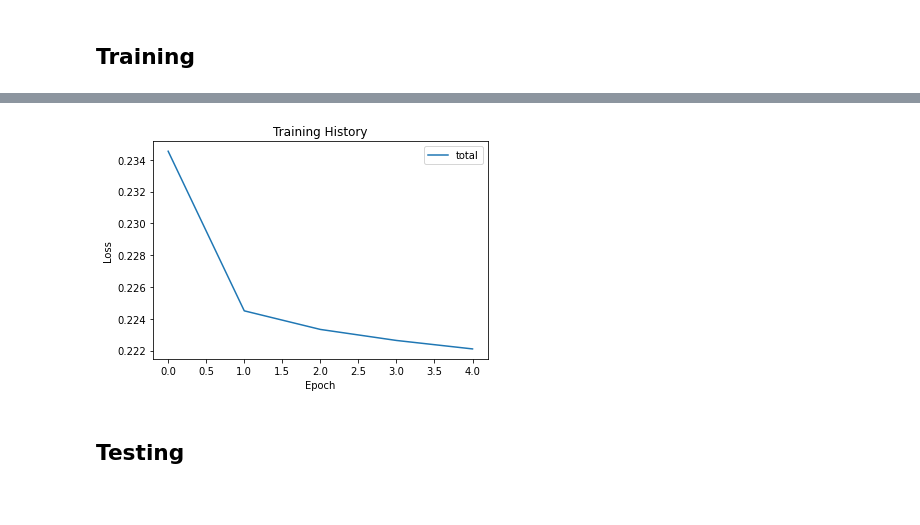
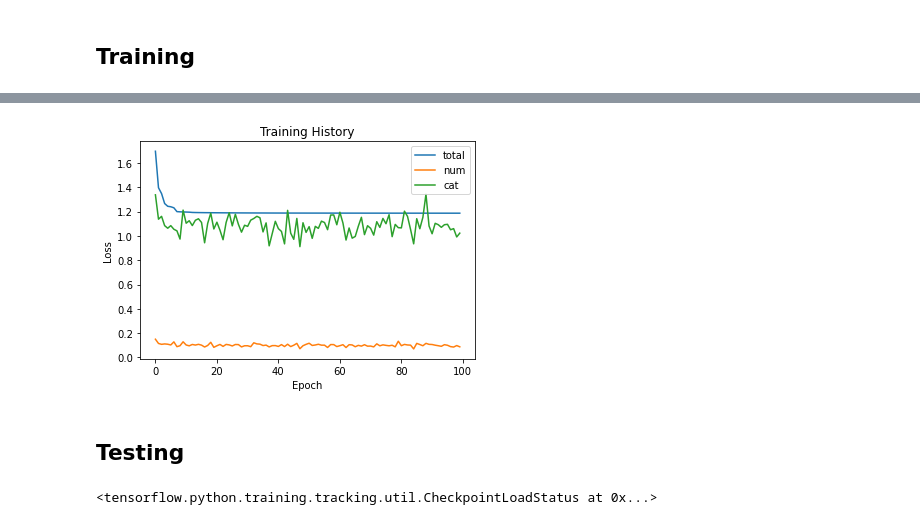
Before and after one commit to zackAemmer/generative_synthesis, a Jupyter notebook: trip_synthesizer.ipynb, the cells around one changed output, grey strips where cells are left out. Cells and saved outputs as stored; diff of their text form; code cells hidden in the pictures.

```diff
--- a/trip_synthesizer.ipynb
+++ b/trip_synthesizer.ipynb
@@ -205,16 +235,12 @@ RHO = 0.9
 # %%
-# I should try embedding trips as a classification => one for each mode, orig/dest purpose
-# How to do dist/time/other? Separate variables?
-
 # LSTM layer requires inputs to be 3D tensor with shape [batch, timesteps, feature]
-inputs = keras.Input(shape=(MAX_TIMESTEPS, MANIFEST_DIM))
-dense = layers.Dense(10, activation="tanh")(inputs)
-lstm = layers.LSTM(10, activation="tanh", return_sequences=True)(dense)
-outputs = layers.Dense(MANIFEST_DIM, activation="tanh")(lstm)
+inputs = keras.Input(shape=(MAX_TIMESTEPS, VAR_DIM))
+lstm = layers.LSTM(10, activation="tanh", return_sequences=True)(inputs)
+outputs = layers.Dense(VAR_DIM, activation="tanh")(lstm)
 
 # Define and print model
-model = keras.Model(inputs, outputs)
-model.summary()
+lstm_model = keras.Model(inputs, outputs)
+lstm_model.summary()
 # %% [output]
 Model: "functional_1"
 _________________________________________________________________
@@ -260,0 +344,27 @@ Epoch 00005: loss improved from 0.22264 to 0.22210, saving model to ./model_chec
+# %%
+# Save training checkpoints for the model
+checkpoint_filepath = './model_checkpoints'
+model_checkpoint_callback = tf.keras.callbacks.ModelCheckpoint(
+    filepath=checkpoint_filepath,
+    save_weights_only=True,
+    monitor='loss',
+    mode='min',
+    save_best_only=True,
+    verbose=1)
+callbacks_list = [model_checkpoint_callback]
+
+# Delete files from previously run models
+for filename in os.listdir(checkpoint_filepath):
+    file_path = os.path.join(checkpoint_filepath, filename)
+    try:
+        if os.path.isfile(file_path) or os.path.islink(file_path):
+            os.unlink(file_path)
+        elif os.path.isdir(file_path):
+            shutil.rmtree(file_path)
+    except Exception as e:
+        print('Failed to delete %s. Reason: %s' % (file_path, e))
+
+# Compile and train the model
+rnn = RNN(lstm_model, CAT_IDX, CAT_LENGTHS)
+rnn.compile(optimizer=keras.optimizers.RMSprop(learning_rate=LEARN_RATE, rho=RHO, clipnorm=1.0))
+history = rnn.fit(train_data_x, train_data_y, epochs=EPOCHS, batch_size=BATCH_SIZE, callbacks=callbacks_list)
@@ -261,12 +389,14 @@ Epoch 00005: loss improved from 0.22264 to 0.22210, saving model to ./model_chec
 # %%
 # Plot model loss/training progress
 plt.plot(history.history['loss'])
+plt.plot(history.history['loss_num'])
+plt.plot(history.history['loss_cat'])
 plt.title("Training History")
 plt.ylabel("Loss")
 plt.xlabel("Epoch")
-plt.legend(["total"], loc="upper right")
+plt.legend(["total","num","cat"], loc="upper right")
 plt.show()
 # %% [output]
-[figure, old version]
+[figure, new version]
 # %% [markdown]
 ## Testing
@@ -278,3 +403,11 @@ model.compile(loss='mean_squared_error', optimizer=keras.optimizers.RMSprop(lear
+# %%
+# Create model and load the best set of weights saved in the checkpoint folder (to avoid running training every time)
+checkpoint_filepath = './model_checkpoints'
+rnn = RNN(lstm_model, CAT_IDX, CAT_LENGTHS)
+rnn.compile(optimizer=keras.optimizers.RMSprop(learning_rate=LEARN_RATE, rho=RHO, clipnorm=1.0))
+rnn.load_weights(checkpoint_filepath).expect_partial()  # Keep an eye on this; only weights are loaded could cause issues
+# %% [output]
+<tensorflow.python.training.tracking.util.CheckpointLoadStatus at 0x...>
 # %%
 # Generate 10 trip chains, each with MAXTIMESTEPS timesteps (each represents 1 day for 1 individual)
 NUM_CHAINS = 10
```
Also changed, not shown: parts of 26 cells of this notebook.
